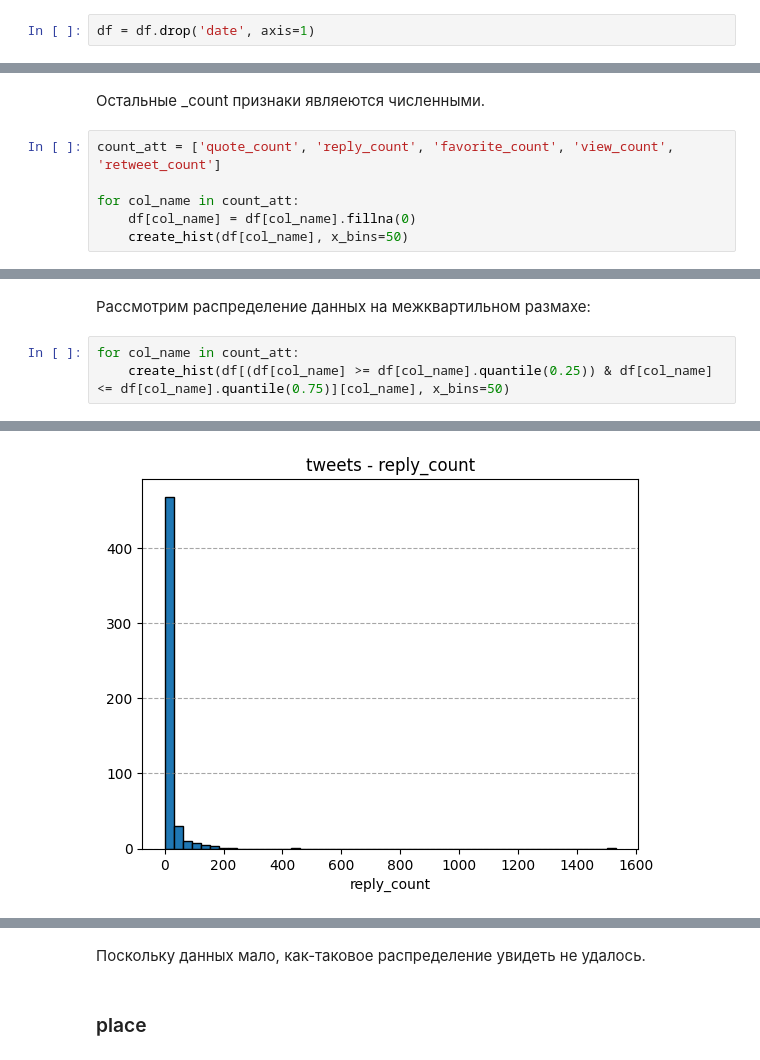
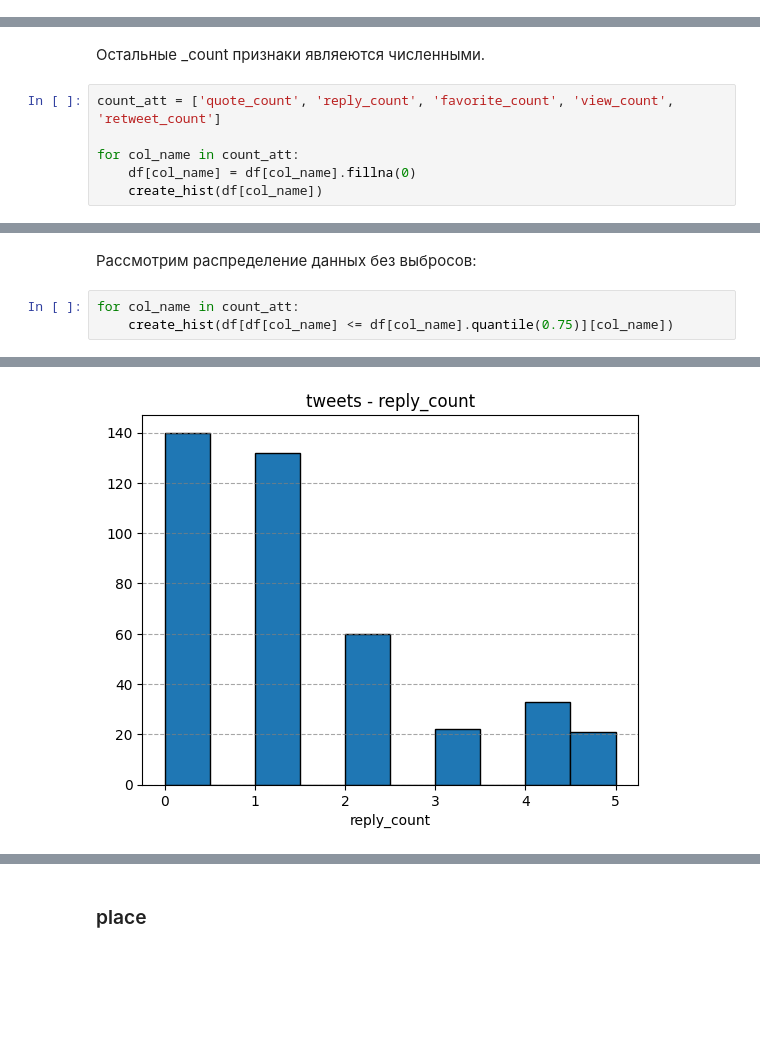
Before and after one commit to vasilyryabtsev/futures-price-prediction, a Jupyter notebook: twitter_parser/infls/inflEDA.ipynb, the cells around one changed output, grey strips where cells are left out. Saved outputs shown, nothing was run; the diff lists cells and outputs as text; blank space fills up the shorter version.

```diff
--- a/twitter_parser/infls/inflEDA.ipynb
+++ b/twitter_parser/infls/inflEDA.ipynb
@@ -240,8 +255,6 @@ def create_hist(x, x_bins=None):
 create_hist(df['year'])
 # %% [output]
 [figure]
-# %%
-df = df.drop('date', axis=1)
 # %% [markdown]
 ### Общие сведенья о данных ###
 # %%
@@ -394,5 +407,5 @@ count_att = ['quote_count', 'reply_count', 'favorite_count', 'view_count', 'retw
 
 for col_name in count_att:
     df[col_name] = df[col_name].fillna(0)
-    create_hist(df[col_name], x_bins=50)
+    create_hist(df[col_name])
 # %% [output]
@@ -404,6 +417,6 @@ for col_name in count_att:
 # %% [markdown]
-Рассмотрим распределение данных на межквартильном размахе:
+Рассмотрим распределение данных без выбросов:
 # %%
 for col_name in count_att:
-    create_hist(df[(df[col_name] >= df[col_name].quantile(0.25)) & df[col_name] <= df[col_name].quantile(0.75)][col_name], x_bins=50)
+    create_hist(df[df[col_name] <= df[col_name].quantile(0.75)][col_name])
 # %% [output]
@@ -411 +424 @@ for col_name in count_att:
-[figure, old version]
+[figure, new version]
@@ -415,5 +428,3 @@ for col_name in count_att:
-# %% [markdown]
-Поскольку данных мало, как-таковое распределение увидеть не удалось.
 # %% [markdown]
 ### place ###
 # %% [markdown]
```
Also changed, not shown: parts of 19 cells of this notebook.
